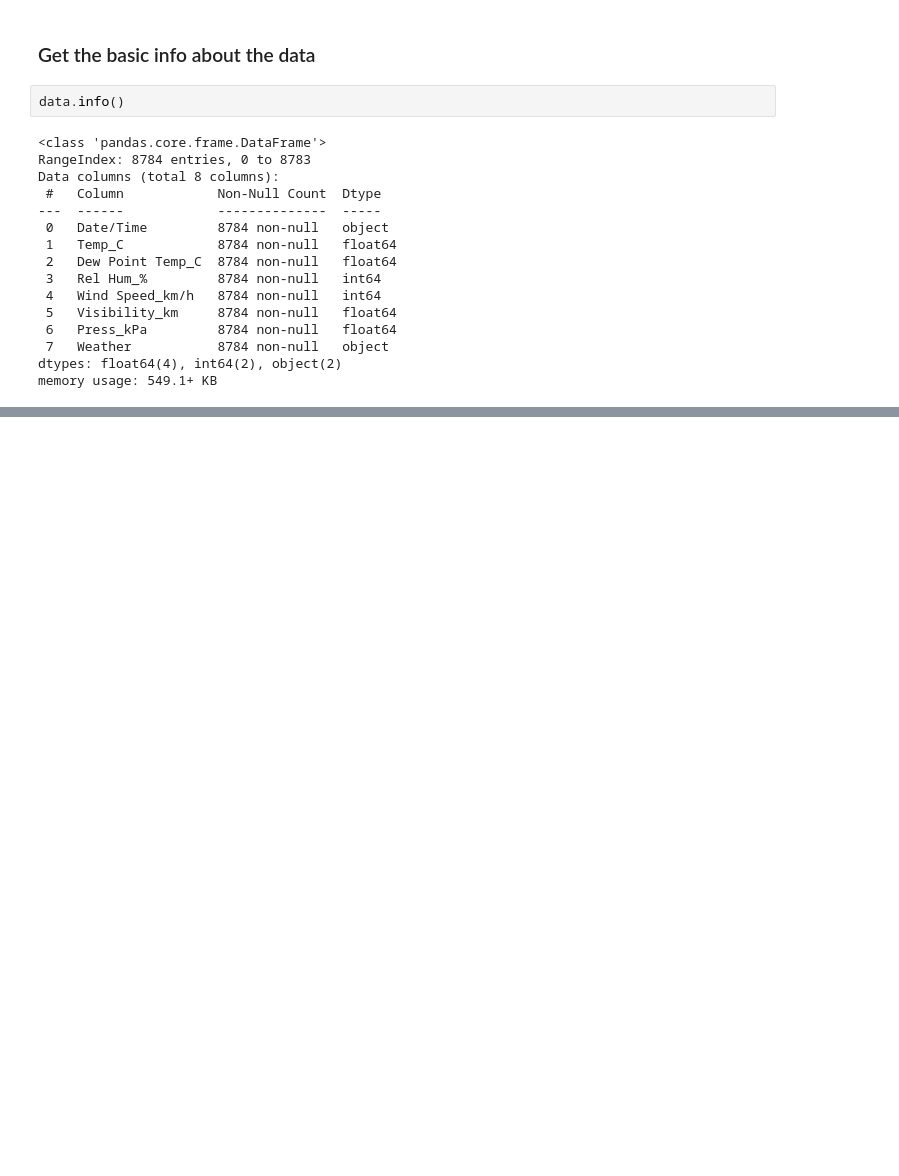
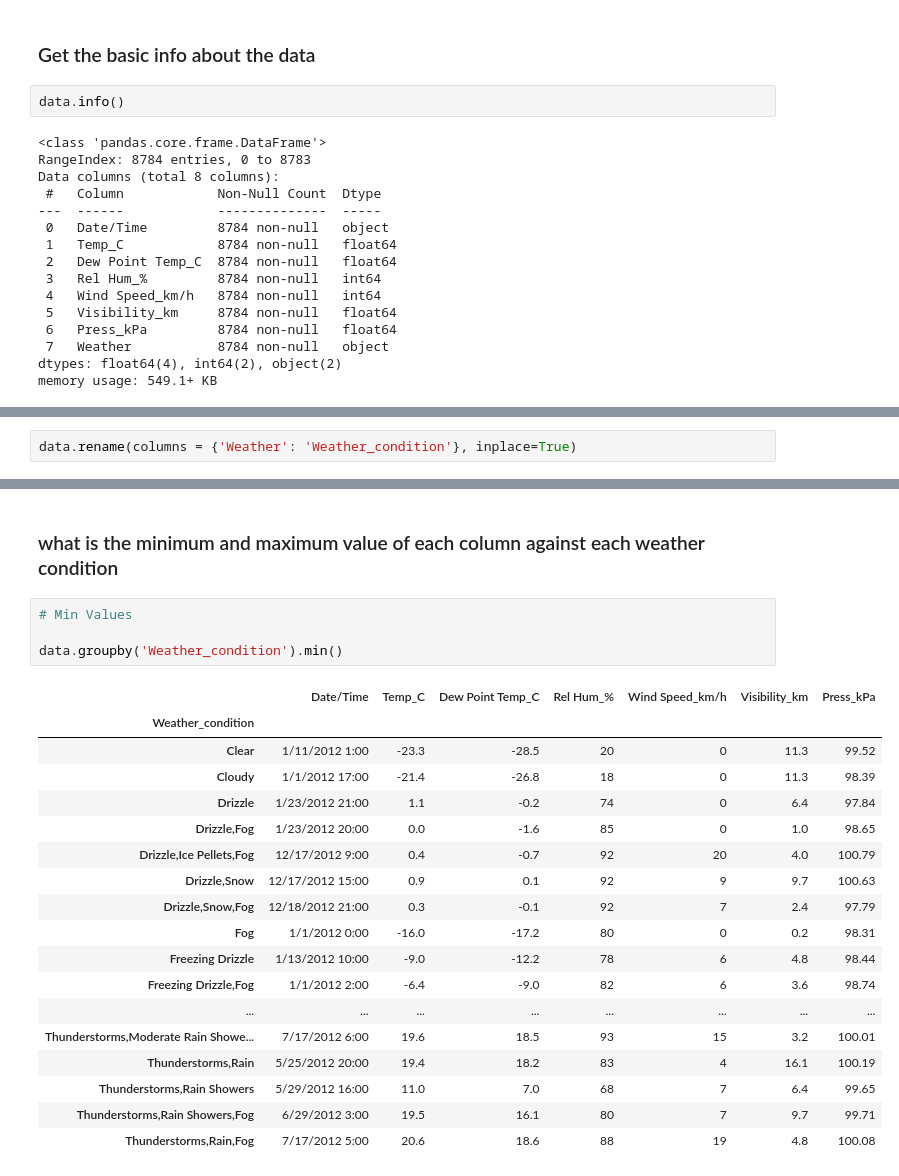
Before and after one commit to hkapri/Projects, a Jupyter notebook: weather_data_analysis/weather_data.ipynb, the cells around one changed output, grey strips where cells are left out. Saved outputs shown, nothing was run; the diff lists cells and outputs as text; blank space fills up the shorter version.

```diff
--- a/weather_data_analysis/weather_data.ipynb
+++ b/weather_data_analysis/weather_data.ipynb
@@ -181,0 +276,2 @@ memory usage: 549.1+ KB
+# %%
+data.rename(columns = {'Weather': 'Weather_condition'}, inplace=True)
@@ -181,0 +363,25 @@ memory usage: 549.1+ KB
+# %% [markdown]
+### what is the minimum and maximum value of each column against each weather condition
+# %%
+# Min Values
+
+data.groupby('Weather_condition').min()
+# %% [output]
+|  | Date/Time | Temp_C | Dew Point Temp_C | Rel Hum_% | Wind Speed_km/h | Visibility_km | Press_kPa |
+| Weather_condition |  |  |  |  |  |  |  |
+| Clear | 1/11/2012 1:00 | -23.3 | -28.5 | 20 | 0 | 11.3 | 99.52 |
+| Cloudy | 1/1/2012 17:00 | -21.4 | -26.8 | 18 | 0 | 11.3 | 98.39 |
+| Drizzle | 1/23/2012 21:00 | 1.1 | -0.2 | 74 | 0 | 6.4 | 97.84 |
+| Drizzle,Fog | 1/23/2012 20:00 | 0.0 | -1.6 | 85 | 0 | 1.0 | 98.65 |
+| Drizzle,Ice Pellets,Fog | 12/17/2012 9:00 | 0.4 | -0.7 | 92 | 20 | 4.0 | 100.79 |
+| Drizzle,Snow | 12/17/2012 15:00 | 0.9 | 0.1 | 92 | 9 | 9.7 | 100.63 |
+| Drizzle,Snow,Fog | 12/18/2012 21:00 | 0.3 | -0.1 | 92 | 7 | 2.4 | 97.79 |
+| Fog | 1/1/2012 0:00 | -16.0 | -17.2 | 80 | 0 | 0.2 | 98.31 |
+| Freezing Drizzle | 1/13/2012 10:00 | -9.0 | -12.2 | 78 | 6 | 4.8 | 98.44 |
+| Freezing Drizzle,Fog | 1/1/2012 2:00 | -6.4 | -9.0 | 82 | 6 | 3.6 | 98.74 |
+| ... | ... | ... | ... | ... | ... | ... | ... |
+| Thunderstorms,Moderate Rain Showe... | 7/17/2012 6:00 | 19.6 | 18.5 | 93 | 15 | 3.2 | 100.01 |
+| Thunderstorms,Rain | 5/25/2012 20:00 | 19.4 | 18.2 | 83 | 4 | 16.1 | 100.19 |
+| Thunderstorms,Rain Showers | 5/29/2012 16:00 | 11.0 | 7.0 | 68 | 7 | 6.4 | 99.65 |
+| Thunderstorms,Rain Showers,Fog | 6/29/2012 3:00 | 19.5 | 16.1 | 80 | 7 | 9.7 | 99.71 |
+| Thunderstorms,Rain,Fog | 7/17/2012 5:00 | 20.6 | 18.6 | 88 | 19 | 4.8 | 100.08 |
```
Also changed, not shown: parts of 27 cells of this notebook.
